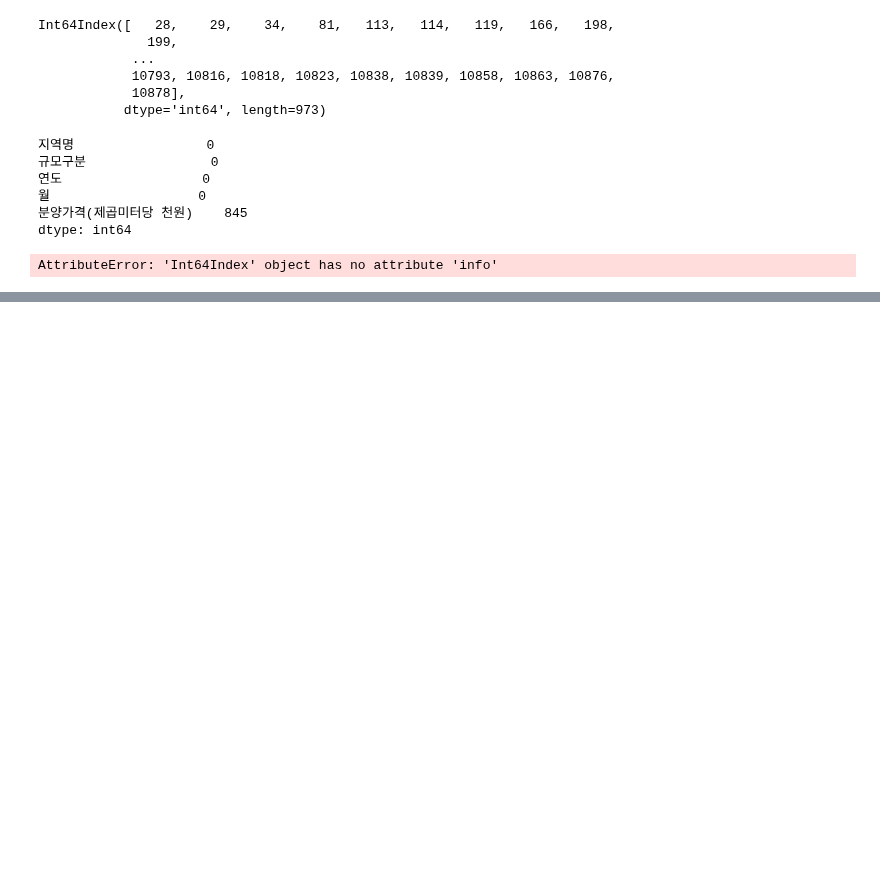
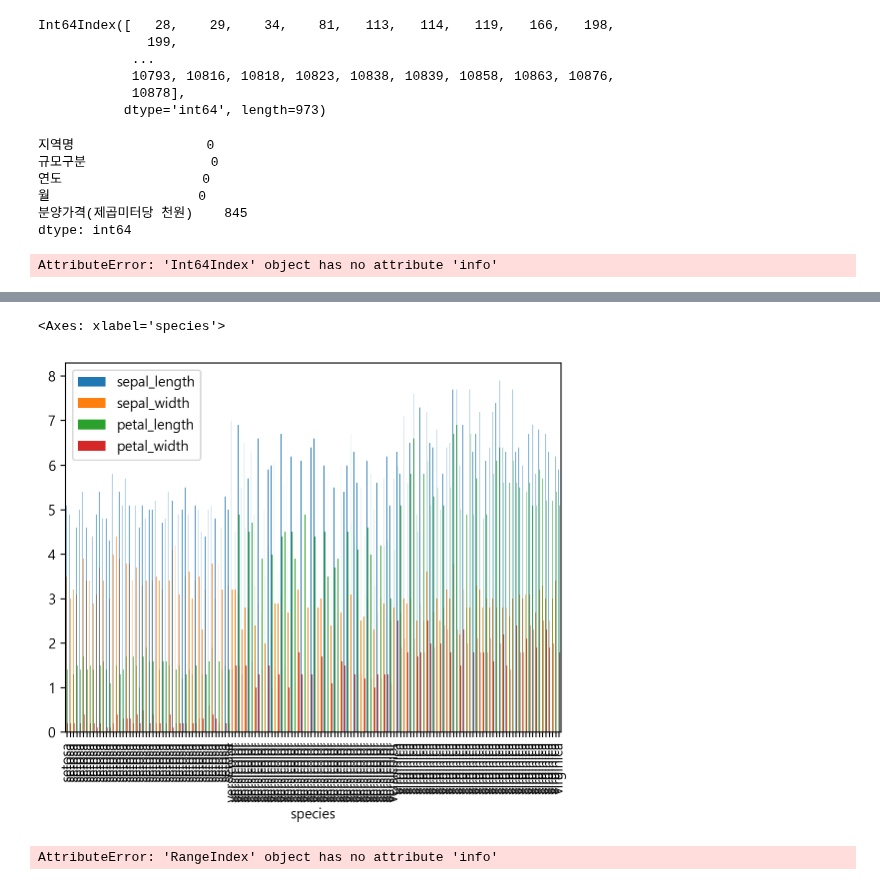
Before and after one commit to jack8704/ai, a Jupyter notebook: source/01_python/연습장2.ipynb, the cells around one changed output, grey strips where cells are left out. Saved outputs shown, nothing was run; the diff lists cells and outputs as text; code cells hidden in the pictures; blank space fills up the shorter version.

```diff
--- a/source/01_python/연습장2.ipynb
+++ b/source/01_python/연습장2.ipynb
@@ -179,0 +235,10 @@ AttributeError: 'Int64Index' object has no attribute 'info'
+# %%
+
+iris.plot(x='species',kind='bar')
+# %% [output]
+<Axes: xlabel='species'>
+[figure, added]
+# %%
+iris.index.info()
+# %% [output]
+AttributeError: 'RangeIndex' object has no attribute 'info'
```
Also changed, not shown: parts of 14 cells of this notebook, 36 other files.
